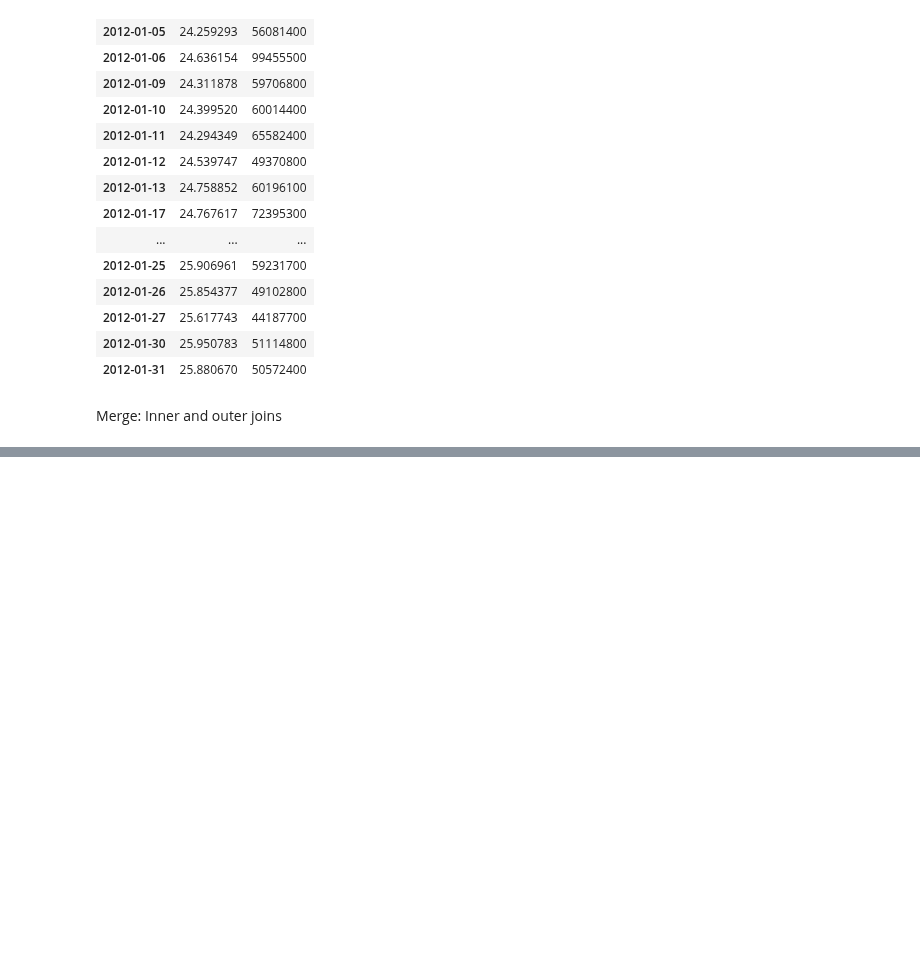
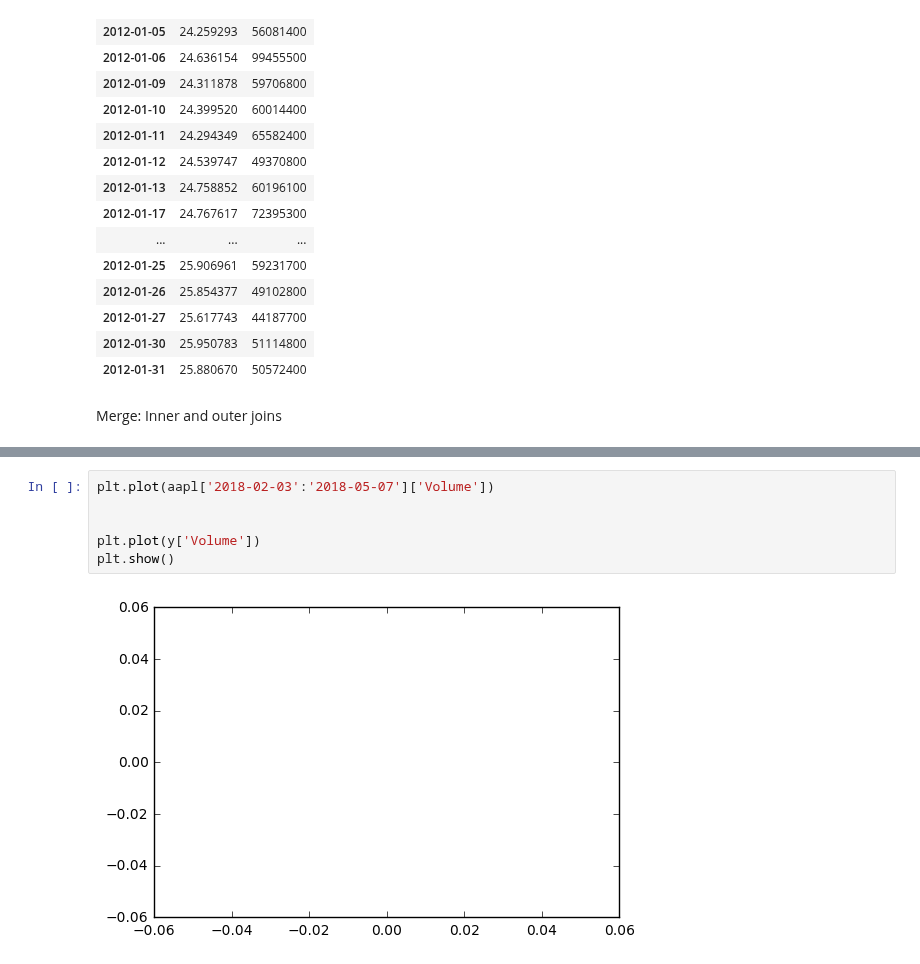
Before and after one commit to atcemgil/notes, a Jupyter notebook: fe588/Pandas Examples.ipynb, the cells around one changed output, grey strips where cells are left out. Saved outputs shown, nothing was run; the diff lists cells and outputs as text; blank space fills up the shorter version.

```diff
--- a/fe588/Pandas Examples.ipynb
+++ b/fe588/Pandas Examples.ipynb
@@ -406,0 +434,8 @@ plt.show()
+# %%
+plt.plot(aapl['2018-02-03':'2018-05-07']['Volume'])
+
+
+plt.plot(y['Volume'])
+plt.show()
+# %% [output]
+[figure, added]
```
Also changed, not shown: parts of 10 cells of this notebook, 2 other files.
